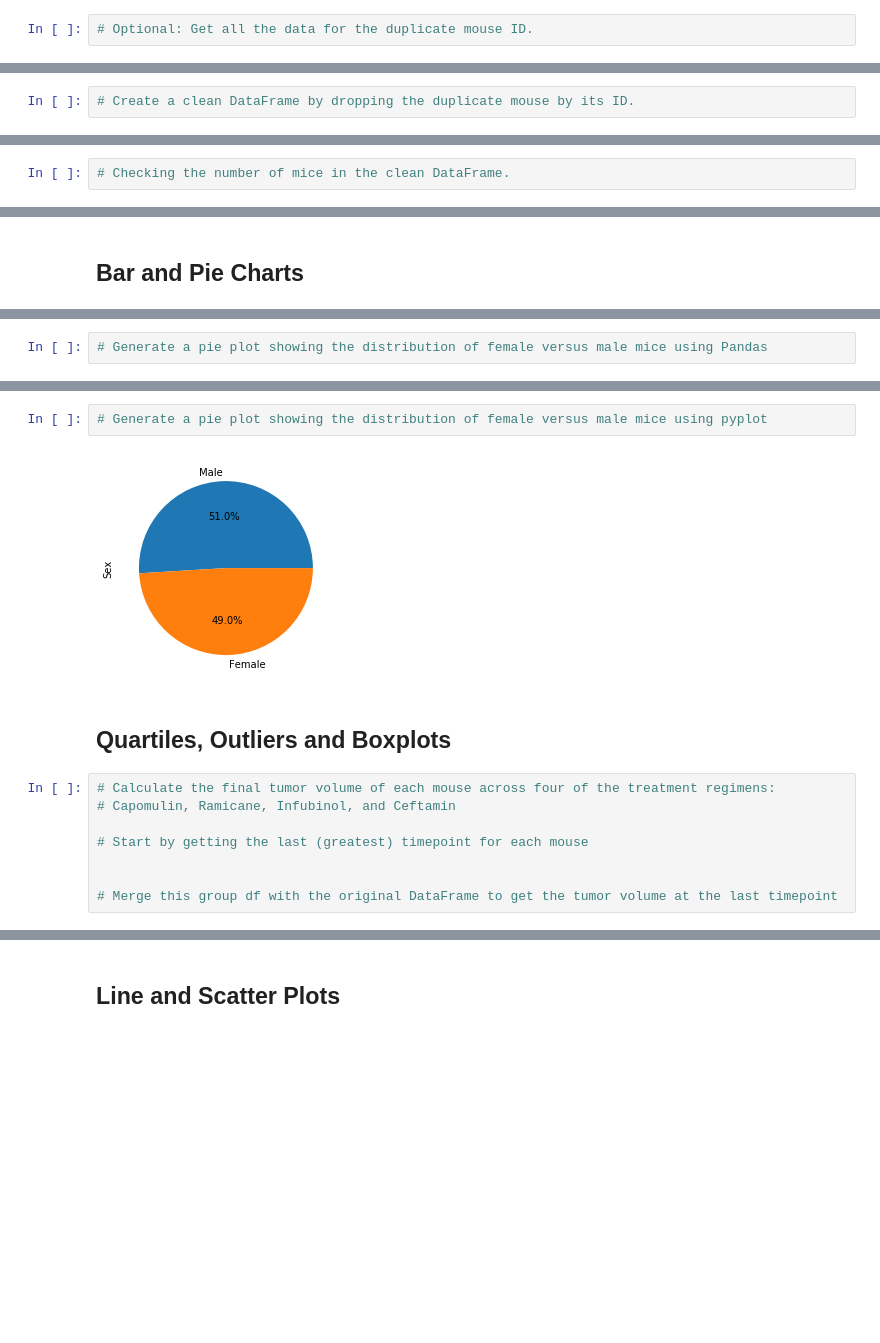
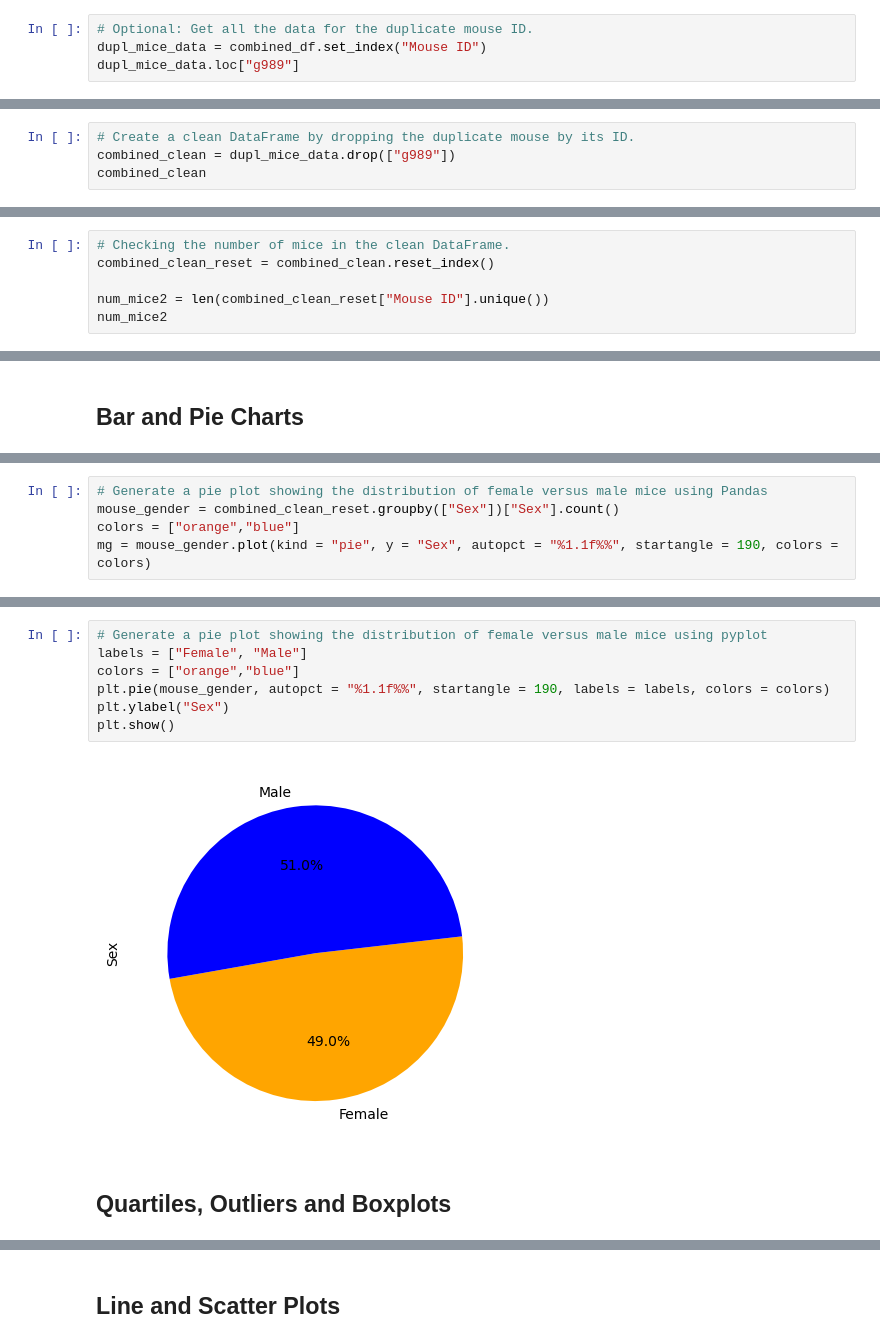
Before and after one commit to kelseyabbey/matplotlib-challenge, a Jupyter notebook: module_5_starter_code/Pymaceuticals/pymaceuticals.ipynb, the cells around one changed output, grey strips where cells are left out. Saved outputs shown, nothing was run; the diff lists cells and outputs as text; blank space fills up the shorter version.

```diff
--- a/module_5_starter_code/Pymaceuticals/pymaceuticals.ipynb
+++ b/module_5_starter_code/Pymaceuticals/pymaceuticals.ipynb
@@ -40,4 +50,6 @@ study_results = pd.read_csv(study_results_path)
 array(['g989'], dtype=object)
 # %%
 # Optional: Get all the data for the duplicate mouse ID.
+dupl_mice_data = combined_df.set_index("Mouse ID")
+dupl_mice_data.loc["g989"]
 # %% [output]
@@ -58,3 +71,5 @@ array(['g989'], dtype=object)
 # %%
 # Create a clean DataFrame by dropping the duplicate mouse by its ID.
+combined_clean = dupl_mice_data.drop(["g989"])
+combined_clean
 # %% [output]
@@ -67,5 +90,9 @@ array(['g989'], dtype=object)
 # %%
 # Checking the number of mice in the clean DataFrame.
+combined_clean_reset = combined_clean.reset_index()
+
+num_mice2 = len(combined_clean_reset["Mouse ID"].unique())
+num_mice2
 # %% [output]
 248
 # %% [markdown]
@@ -121,3 +175,6 @@ array(['g989'], dtype=object)
 # %%
 # Generate a pie plot showing the distribution of female versus male mice using Pandas
+mouse_gender = combined_clean_reset.groupby(["Sex"])["Sex"].count()
+colors = ["orange","blue"]
+mg = mouse_gender.plot(kind = "pie", y = "Sex", autopct = "%1.1f%%", startangle = 190, colors = colors)
 # %% [output]
@@ -125,15 +182,12 @@ array(['g989'], dtype=object)
 # %%
 # Generate a pie plot showing the distribution of female versus male mice using pyplot
+labels = ["Female", "Male"]
+colors = ["orange","blue"]
+plt.pie(mouse_gender, autopct = "%1.1f%%", startangle = 190, labels = labels, colors = colors)
+plt.ylabel("Sex")
+plt.show()
 # %% [output]
-[figure, old version]
+[figure, new version]
 # %% [markdown]
 ## Quartiles, Outliers and Boxplots
-# %%
-# Calculate the final tumor volume of each mouse across four of the treatment regimens:
-# Capomulin, Ramicane, Infubinol, and Ceftamin
-
-# Start by getting the last (greatest) timepoint for each mouse
-
-
-# Merge this group df with the original DataFrame to get the tumor volume at the last timepoint
 # %%
```
Also changed, not shown: parts of 20 cells of this notebook, 3 other files.
